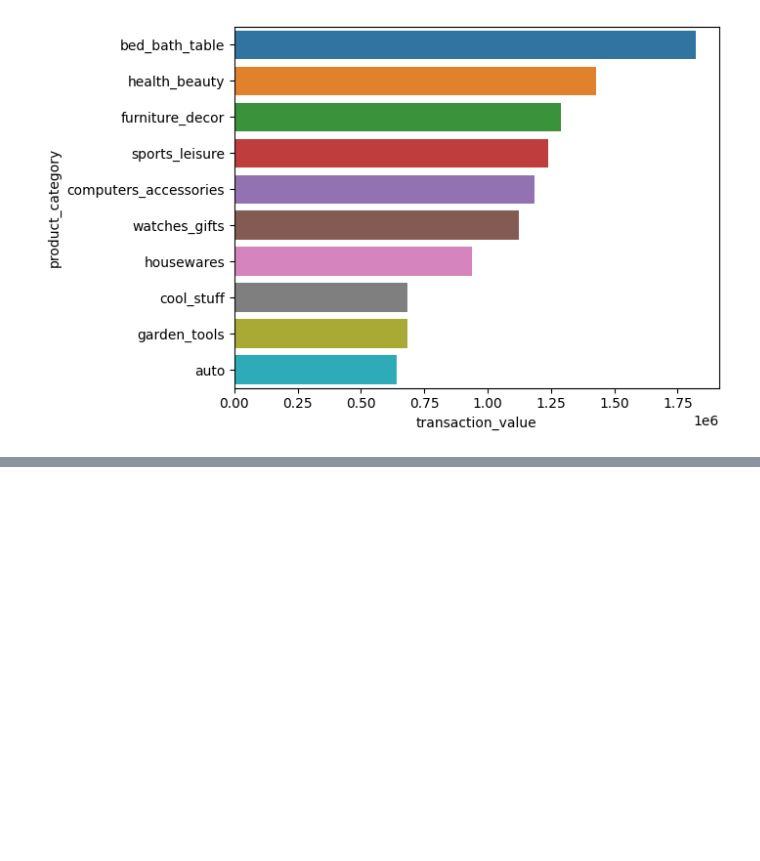
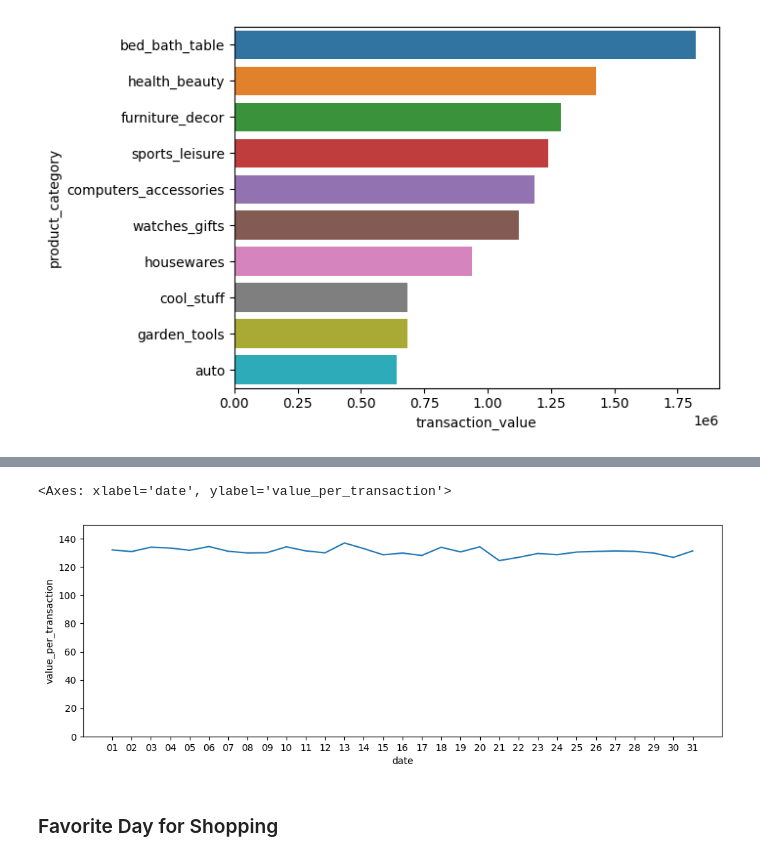
Before and after one commit to bagusfarisa/olist-data-wrangling, a Jupyter notebook: olist.ipynb, the cells around one changed output, grey strips where cells are left out. Cells and saved outputs as stored; diff of their text form; code cells hidden in the pictures; blank space fills up the shorter version.

```diff
--- a/olist.ipynb
+++ b/olist.ipynb
@@ -1141,0 +1164,12 @@ sns.barplot(data=df_trans_val_by_cat, x="transaction_value", y="product_category
+# %%
+# Plot as a line plot
+a4_dims = (12, 4)
+data = df_fav_date_to_shop
+fig, ax = plt.subplots(figsize=a4_dims)
+ax.set(ylim=(0, 150))
+sns.lineplot(ax=ax, data=data, x="date", y="value_per_transaction")
+# %% [output]
+<Axes: xlabel='date', ylabel='value_per_transaction'>
+[figure, added]
+# %% [markdown]
+### Favorite Day for Shopping
```
Also changed, not shown: parts of 33 cells of this notebook, 1 other file.
